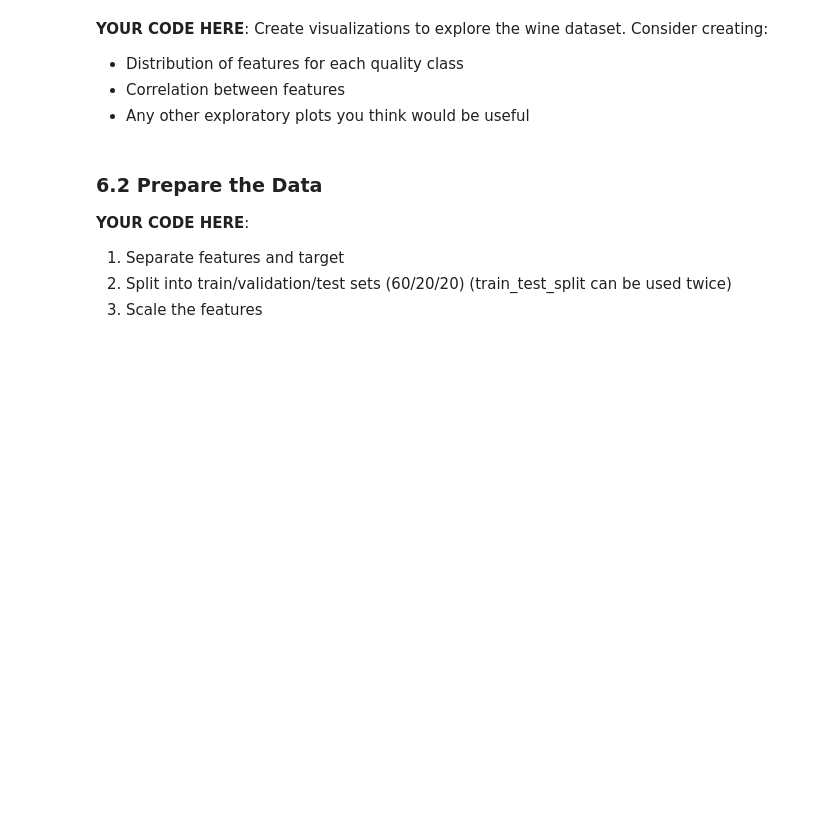
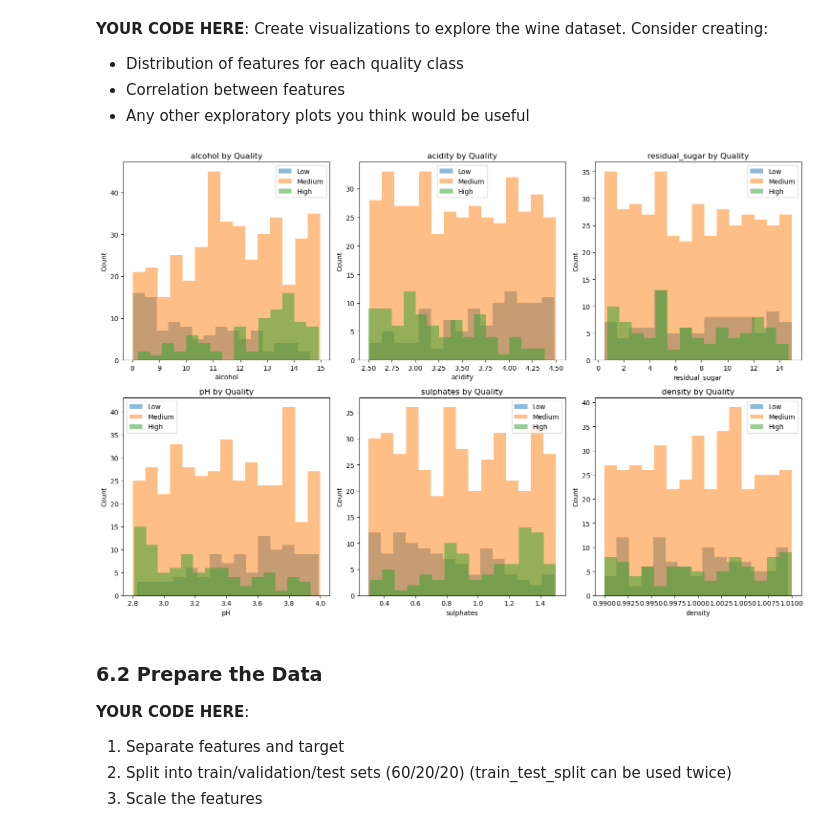
Before and after one commit to MatthewMcCarthy1/machine-learning-labs, a Jupyter notebook: Lab 3/logistic_regression_lab.ipynb, the cells around one changed output. Saved outputs shown, nothing was run; the diff lists cells and outputs as text; code cells hidden in the pictures; blank space fills up the shorter version.

```diff
--- a/Lab 3/logistic_regression_lab.ipynb
+++ b/Lab 3/logistic_regression_lab.ipynb
@@ -539,3 +687,24 @@ Name: count, dtype: int64
+# %%
+# YOUR CODE HERE
+# Explore the wine dataset visually
+
+wine_features = ['alcohol', 'acidity', 'residual_sugar', 'pH', 'sulphates', 'density']
+fig, axes = plt.subplots(2, 3, figsize=(15, 10))
+axes = axes.flatten()
+
+for i, feature in enumerate(wine_features):
+    for quality in ['Low', 'Medium', 'High']:
+        subset = wine_df[wine_df['quality'] == quality]
+        axes[i].hist(subset[feature], alpha=0.5, label=quality, bins=15)
+    axes[i].set_xlabel(feature)
+    axes[i].set_ylabel('Count')
+    axes[i].set_title(f'{feature} by Quality')
+    axes[i].legend()
+
+plt.tight_layout()
+plt.show()
+# %% [output]
+[figure, added]
 # %% [markdown]
 ### 6.2 Prepare the Data
 
```
Also changed, not shown: parts of 25 cells of this notebook.
